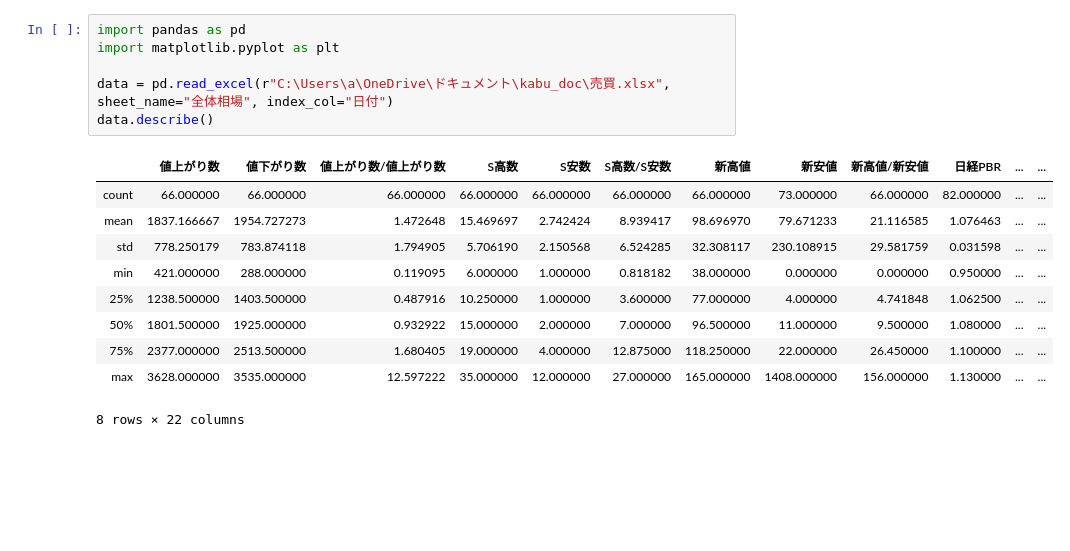
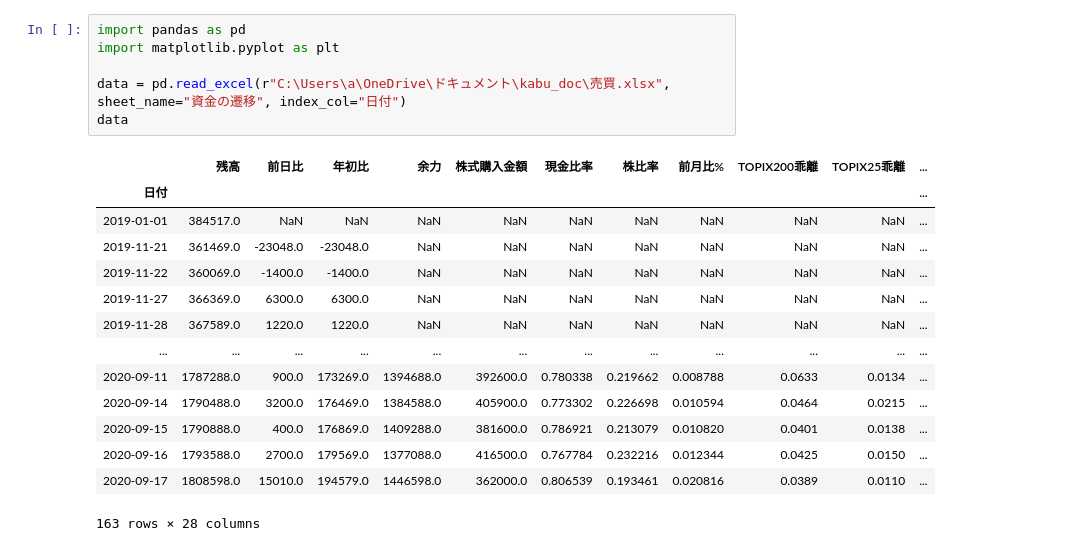
Before and after one commit to dddd-bbbb/test, a Jupyter notebook: kabu_graph.ipynb, the cells around one changed output. Drawn from its saved outputs; the diff is of its cells as text; blank space fills up the shorter version.

```diff
--- a/kabu_graph.ipynb
+++ b/kabu_graph.ipynb
@@ -1,19 +1,23 @@
 # %%
 import pandas as pd
 import matplotlib.pyplot as plt
 
-data = pd.read_excel(r"C:\Users\a\OneDrive\ドキュメント\kabu_doc\売買.xlsx", sheet_name="全体相場", index_col="日付")
-data.describe()
+data = pd.read_excel(r"C:\Users\a\OneDrive\ドキュメント\kabu_doc\売買.xlsx", sheet_name="資金の遷移", index_col="日付")
+data
 # %% [output]
-|  | 値上がり数 | 値下がり数 | 値上がり数/値上がり数 | S高数 | S安数 | S高数/S安数 | 新高値 | 新安値 | 新高値/新安値 | 日経PBR | ... | ... |
-| count | 66.000000 | 66.000000 | 66.000000 | 66.000000 | 66.000000 | 66.000000 | 66.000000 | 73.000000 | 66.000000 | 82.000000 | ... | ... |
-| mean | 1837.166667 | 1954.727273 | 1.472648 | 15.469697 | 2.742424 | 8.939417 | 98.696970 | 79.671233 | 21.116585 | 1.076463 | ... | ... |
-| std | 778.250179 | 783.874118 | 1.794905 | 5.706190 | 2.150568 | 6.524285 | 32.308117 | 230.108915 | 29.581759 | 0.031598 | ... | ... |
-| min | 421.000000 | 288.000000 | 0.119095 | 6.000000 | 1.000000 | 0.818182 | 38.000000 | 0.000000 | 0.000000 | 0.950000 | ... | ... |
-| 25% | 1238.500000 | 1403.500000 | 0.487916 | 10.250000 | 1.000000 | 3.600000 | 77.000000 | 4.000000 | 4.741848 | 1.062500 | ... | ... |
-| 50% | 1801.500000 | 1925.000000 | 0.932922 | 15.000000 | 2.000000 | 7.000000 | 96.500000 | 11.000000 | 9.500000 | 1.080000 | ... | ... |
-| 75% | 2377.000000 | 2513.500000 | 1.680405 | 19.000000 | 4.000000 | 12.875000 | 118.250000 | 22.000000 | 26.450000 | 1.100000 | ... | ... |
-| max | 3628.000000 | 3535.000000 | 12.597222 | 35.000000 | 12.000000 | 27.000000 | 165.000000 | 1408.000000 | 156.000000 | 1.130000 | ... | ... |
+|  | 残高 | 前日比 | 年初比 | 余力 | 株式購入金額 | 現金比率 | 株比率 | 前月比% | TOPIX200乖離 | TOPIX25乖離 | ... |
+| 日付 |  |  |  |  |  |  |  |  |  |  | ... |
+| 2019-01-01 | 384517.0 | NaN | NaN | NaN | NaN | NaN | NaN | NaN | NaN | NaN | ... |
+| 2019-11-21 | 361469.0 | -23048.0 | -23048.0 | NaN | NaN | NaN | NaN | NaN | NaN | NaN | ... |
+| 2019-11-22 | 360069.0 | -1400.0 | -1400.0 | NaN | NaN | NaN | NaN | NaN | NaN | NaN | ... |
+| 2019-11-27 | 366369.0 | 6300.0 | 6300.0 | NaN | NaN | NaN | NaN | NaN | NaN | NaN | ... |
+| 2019-11-28 | 367589.0 | 1220.0 | 1220.0 | NaN | NaN | NaN | NaN | NaN | NaN | NaN | ... |
+| ... | ... | ... | ... | ... | ... | ... | ... | ... | ... | ... | ... |
+| 2020-09-11 | 1787288.0 | 900.0 | 173269.0 | 1394688.0 | 392600.0 | 0.780338 | 0.219662 | 0.008788 | 0.0633 | 0.0134 | ... |
+| 2020-09-14 | 1790488.0 | 3200.0 | 176469.0 | 1384588.0 | 405900.0 | 0.773302 | 0.226698 | 0.010594 | 0.0464 | 0.0215 | ... |
+| 2020-09-15 | 1790888.0 | 400.0 | 176869.0 | 1409288.0 | 381600.0 | 0.786921 | 0.213079 | 0.010820 | 0.0401 | 0.0138 | ... |
+| 2020-09-16 | 1793588.0 | 2700.0 | 179569.0 | 1377088.0 | 416500.0 | 0.767784 | 0.232216 | 0.012344 | 0.0425 | 0.0150 | ... |
+| 2020-09-17 | 1808598.0 | 15010.0 | 194579.0 | 1446598.0 | 362000.0 | 0.806539 | 0.193461 | 0.020816 | 0.0389 | 0.0110 | ... |
-8 rows × 22 columns
+163 rows × 28 columns
 # %%
 fig, ax1=plt.subplots()
```
Also changed, not shown: parts of 2 cells of this notebook.
